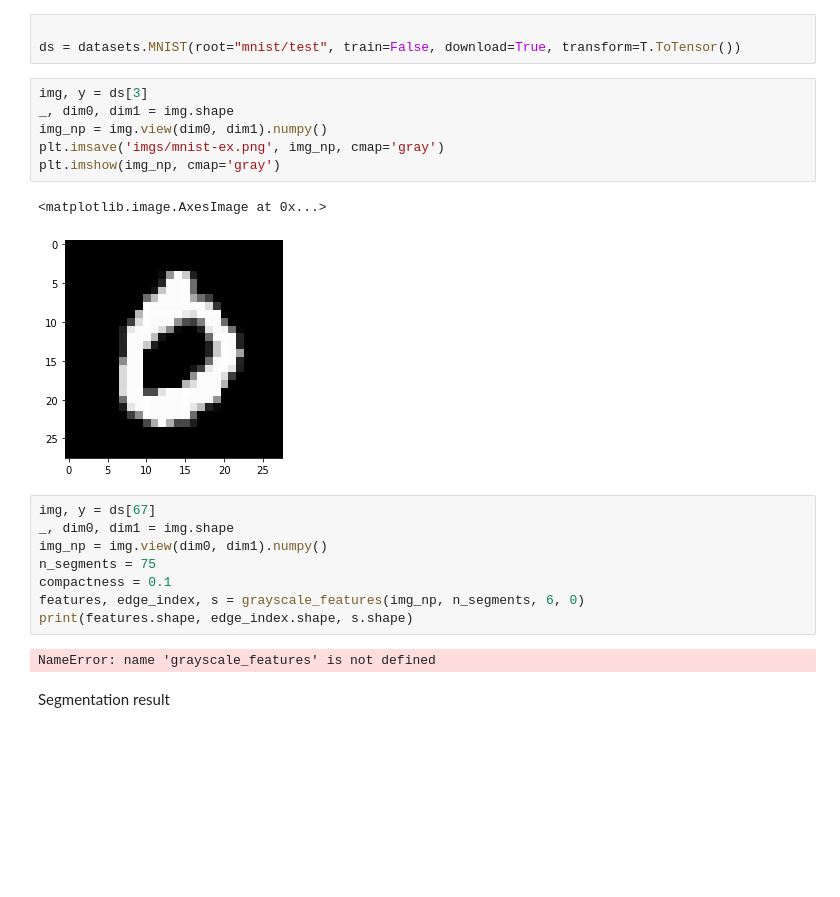
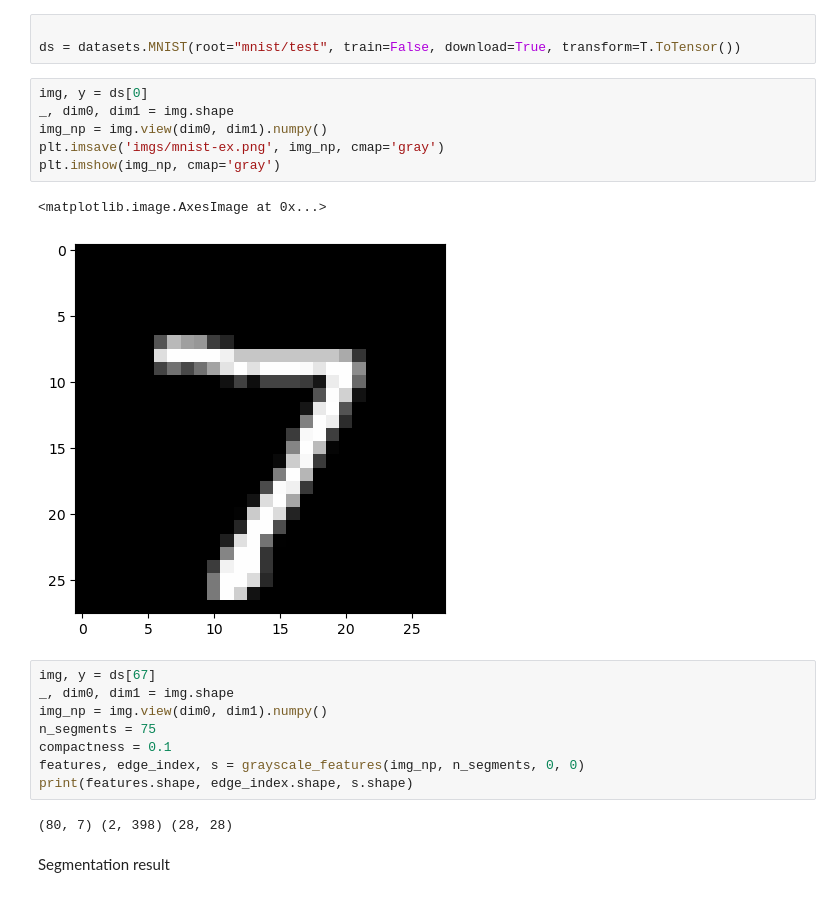
Before and after one commit to jpelayx/mnist-graphs, a Jupyter notebook: viz.ipynb, the cells around one changed output. Drawn from its saved outputs; the diff is of its cells as text; blank space fills up the shorter version.

```diff
--- a/viz.ipynb
+++ b/viz.ipynb
@@ -84,24 +130,24 @@ Required pre-processing for grayscale
 
 ds = datasets.MNIST(root="mnist/test", train=False, download=True, transform=T.ToTensor())
 # %%
-img, y = ds[3]
+img, y = ds[0]
 _, dim0, dim1 = img.shape
 img_np = img.view(dim0, dim1).numpy()
 plt.imsave('imgs/mnist-ex.png', img_np, cmap='gray')
 plt.imshow(img_np, cmap='gray')
 # %% [output]
 <matplotlib.image.AxesImage at 0x...>
-[figure, old version]
+[figure, new version]
 # %%
 img, y = ds[67]
 _, dim0, dim1 = img.shape
 img_np = img.view(dim0, dim1).numpy()
 n_segments = 75
 compactness = 0.1
-features, edge_index, s = grayscale_features(img_np, n_segments, 6, 0)
+features, edge_index, s = grayscale_features(img_np, n_segments, 0, 0)
 print(features.shape, edge_index.shape, s.shape)
 # %% [output]
-NameError: name 'grayscale_features' is not defined
+(80, 7) (2, 398) (28, 28)
 # %% [markdown]
 Segmentation result
 # %%
```
Also changed, not shown: parts of 13 cells of this notebook.
